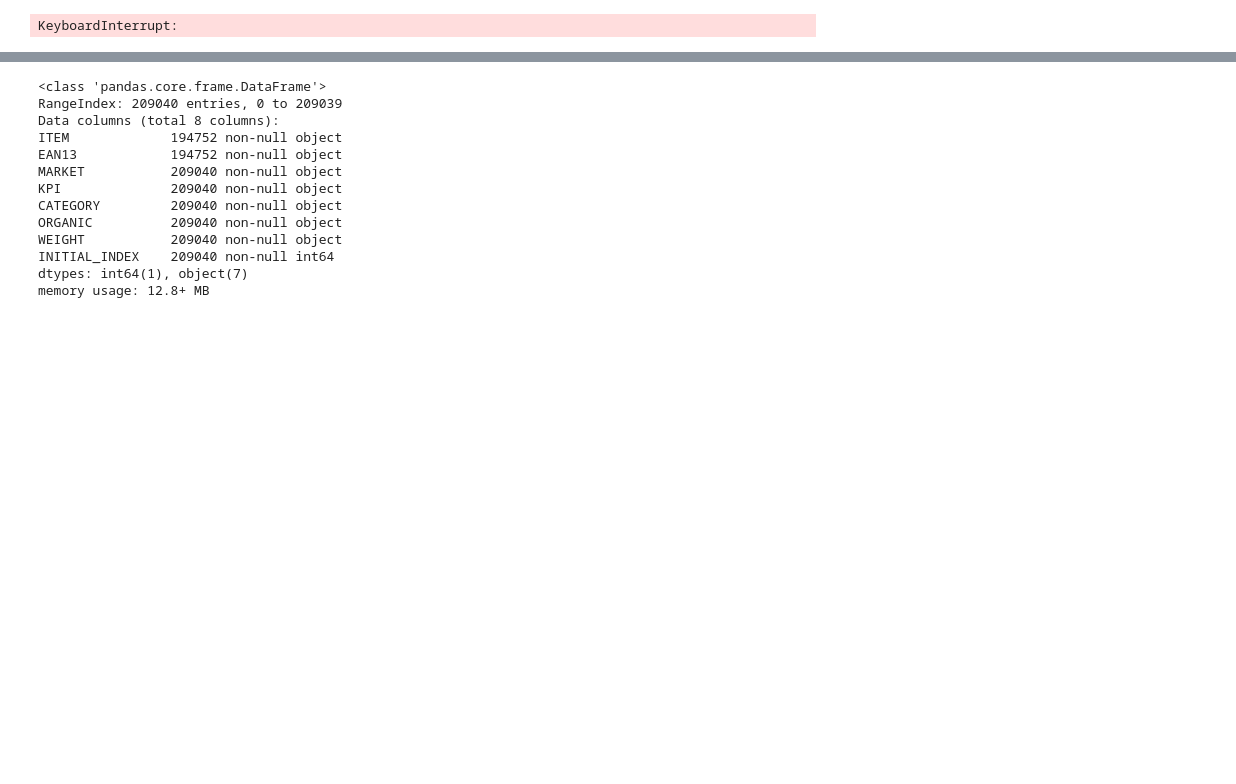
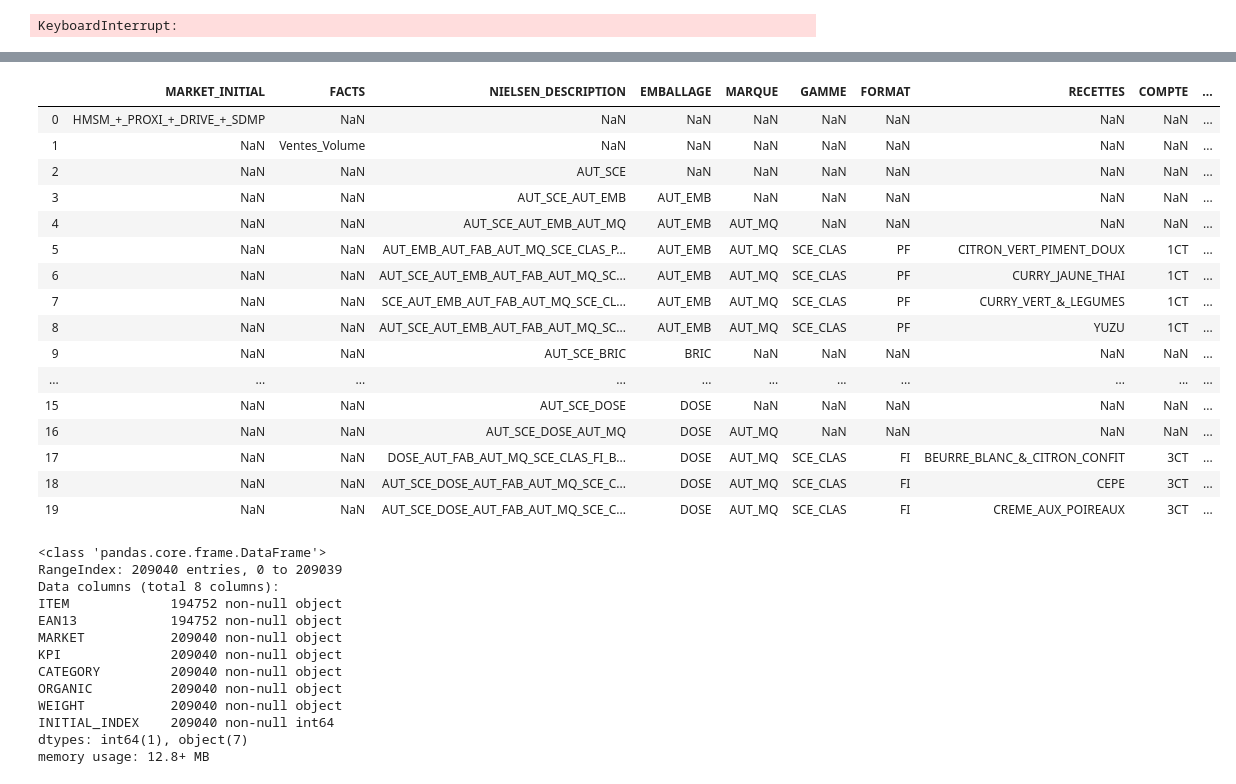
Before and after one commit to alex-toy/italians_do_it_better, a Jupyter notebook: N_NIELSEN/N_preprocessing.ipynb, the cells around one changed output, grey strips where cells are left out. Cells and saved outputs as stored; diff of their text form; code cells hidden in the pictures; blank space fills up the shorter version.

```diff
--- a/N_NIELSEN/N_preprocessing.ipynb
+++ b/N_NIELSEN/N_preprocessing.ipynb
@@ -55,3 +100,23 @@ data['NIELSEN_DESCRIPTION'] = data['NIELSEN_DESCRIPTION'].str.replace('-0E50', '
+# %%
+data[column_str].head(20)
+# %% [output]
+|  | MARKET_INITIAL | FACTS | NIELSEN_DESCRIPTION | EMBALLAGE | MARQUE | GAMME | FORMAT | RECETTES | COMPTE | ... |
+| 0 | HMSM_+_PROXI_+_DRIVE_+_SDMP | NaN | NaN | NaN | NaN | NaN | NaN | NaN | NaN | ... |
+| 1 | NaN | Ventes_Volume | NaN | NaN | NaN | NaN | NaN | NaN | NaN | ... |
+| 2 | NaN | NaN | AUT_SCE | NaN | NaN | NaN | NaN | NaN | NaN | ... |
+| 3 | NaN | NaN | AUT_SCE_AUT_EMB | AUT_EMB | NaN | NaN | NaN | NaN | NaN | ... |
+| 4 | NaN | NaN | AUT_SCE_AUT_EMB_AUT_MQ | AUT_EMB | AUT_MQ | NaN | NaN | NaN | NaN | ... |
+| 5 | NaN | NaN | AUT_EMB_AUT_FAB_AUT_MQ_SCE_CLAS_P... | AUT_EMB | AUT_MQ | SCE_CLAS | PF | CITRON_VERT_PIMENT_DOUX | 1CT | ... |
+| 6 | NaN | NaN | AUT_SCE_AUT_EMB_AUT_FAB_AUT_MQ_SC... | AUT_EMB | AUT_MQ | SCE_CLAS | PF | CURRY_JAUNE_THAI | 1CT | ... |
+| 7 | NaN | NaN | SCE_AUT_EMB_AUT_FAB_AUT_MQ_SCE_CL... | AUT_EMB | AUT_MQ | SCE_CLAS | PF | CURRY_VERT_&_LEGUMES | 1CT | ... |
+| 8 | NaN | NaN | AUT_SCE_AUT_EMB_AUT_FAB_AUT_MQ_SC... | AUT_EMB | AUT_MQ | SCE_CLAS | PF | YUZU | 1CT | ... |
+| 9 | NaN | NaN | AUT_SCE_BRIC | BRIC | NaN | NaN | NaN | NaN | NaN | ... |
+| ... | ... | ... | ... | ... | ... | ... | ... | ... | ... | ... |
+| 15 | NaN | NaN | AUT_SCE_DOSE | DOSE | NaN | NaN | NaN | NaN | NaN | ... |
+| 16 | NaN | NaN | AUT_SCE_DOSE_AUT_MQ | DOSE | AUT_MQ | NaN | NaN | NaN | NaN | ... |
+| 17 | NaN | NaN | DOSE_AUT_FAB_AUT_MQ_SCE_CLAS_FI_B... | DOSE | AUT_MQ | SCE_CLAS | FI | BEURRE_BLANC_&_CITRON_CONFIT | 3CT | ... |
+| 18 | NaN | NaN | AUT_SCE_DOSE_AUT_FAB_AUT_MQ_SCE_C... | DOSE | AUT_MQ | SCE_CLAS | FI | CEPE | 3CT | ... |
+| 19 | NaN | NaN | AUT_SCE_DOSE_AUT_FAB_AUT_MQ_SCE_C... | DOSE | AUT_MQ | SCE_CLAS | FI | CREME_AUX_POIREAUX | 3CT | ... |
 # %%
 #CREATION OF NEW COLUMNS TO STORE DATA
 
```
Also changed, not shown: parts of 10 cells of this notebook, 2 other files.
